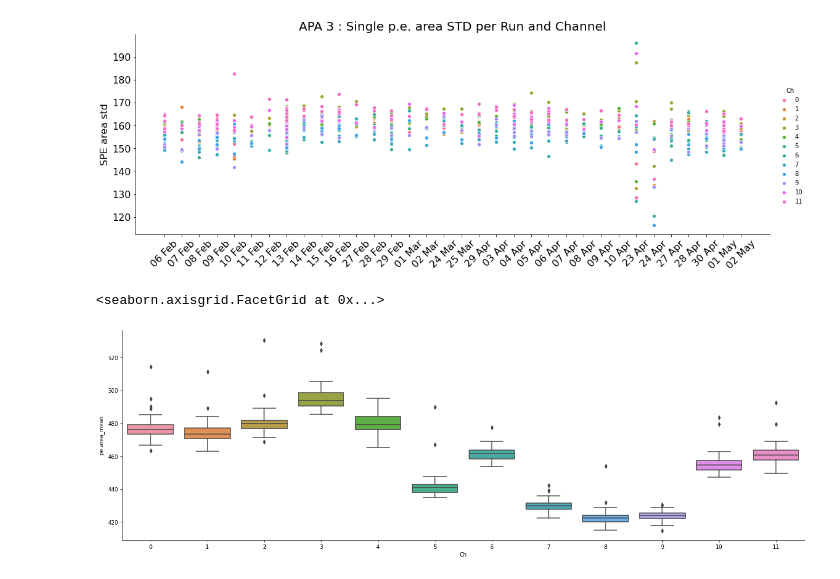
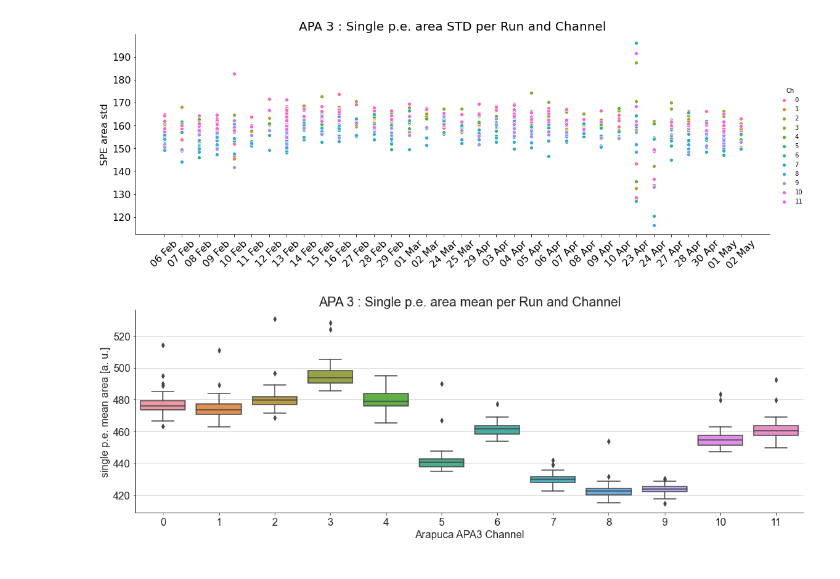
Before and after one commit to stbordoni/Arapuca, a Jupyter notebook: doSPEplots.ipynb, the cells around one changed output. Drawn from its saved outputs; the diff is of its cells as text; code cells hidden in the pictures.

```diff
--- a/doSPEplots.ipynb
+++ b/doSPEplots.ipynb
@@ -165,8 +169,14 @@ plt.show()
 # %%
-#plt.figure(figsize=(18,10))
+sns.set_style("whitegrid")
+sns.set_style("ticks")
+sns.catplot(x='Ch', y="pe area_mean", kind="box", data=df_SPEapa6, height=5, aspect=3)
 
-sns.catplot(x='Ch', y="pe area_mean", kind="box", data=df_SPEapa6)
+plt.title('APA 6 : Single p.e. area mean per Run and Channel', fontsize =20)
+plt.xticks(fontsize=16)
+plt.yticks(fontsize=16)
+plt.xlabel('Arapuca APA6 Channel', fontsize=16)
+plt.ylabel('single p.e. mean area [a. u.]', fontsize=16)
+plt.grid(axis ='y')
 
-#b = sns.pairplot(x_vars=['Day/time'], y_vars=['pe area_mean'], data=df_SPEapa6, hue='Ch',  height=5, aspect=3)
-plt.title('APA 6 : Single p.e. area mean per Run and Channel', fontsize =20)
+plt.show()
 # %% [output]
@@ -207,10 +216,20 @@ plt.show()
 <Figure size 1296x720 with 0 Axes>
 [figure]
 # %%
-sns.catplot(x='Ch', y="pe area_mean", kind="box", data=df_SPEapa3, height=6, aspect=3)
+sns.set_style("whitegrid")
+sns.set_style("ticks")
+sns.catplot(x='Ch', y="pe area_mean", kind="box", data=df_SPEapa3, height=5, aspect=3)
 
-#b = sns.pairplot(x_vars=['Day/time'], y_vars=['pe area_mean'], data=df_SPEapa6, hue='Ch',  height=5, aspect=3)
-#plt.title('APA 3 : Single p.e. area mean per Run and Channel', fontsize =20)
+plt.title('APA 3 : Single p.e. area mean per Run and Channel', fontsize =20)
+plt.xticks(fontsize=16)
+plt.yticks(fontsize=16)
+plt.xlabel('Arapuca APA3 Channel', fontsize=16)
+plt.ylabel('single p.e. mean area [a. u.]', fontsize=16)
+plt.grid(axis ='y')
+
+plt.show()
+
+
+#sns.catplot(x='Ch', y="pe area_mean", kind="box", data=df_SPEapa3, height=6, aspect=3)
 # %% [output]
-<seaborn.axisgrid.FacetGrid at 0x...>
-[figure, old version]
+[figure, new version]
```
Also changed, not shown: parts of 4 cells of this notebook.
